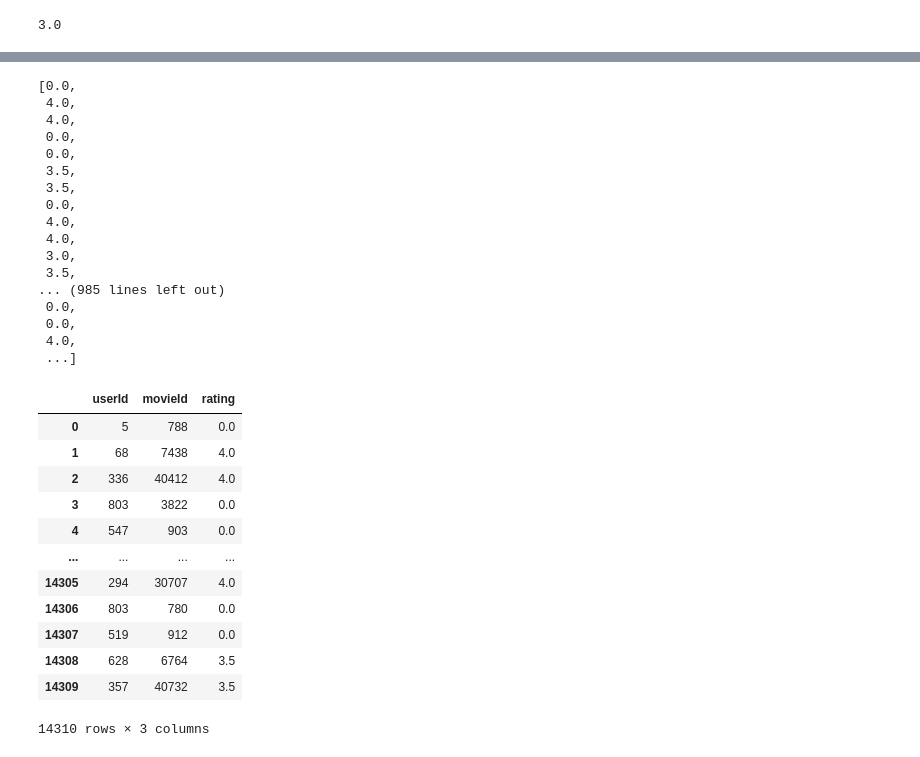
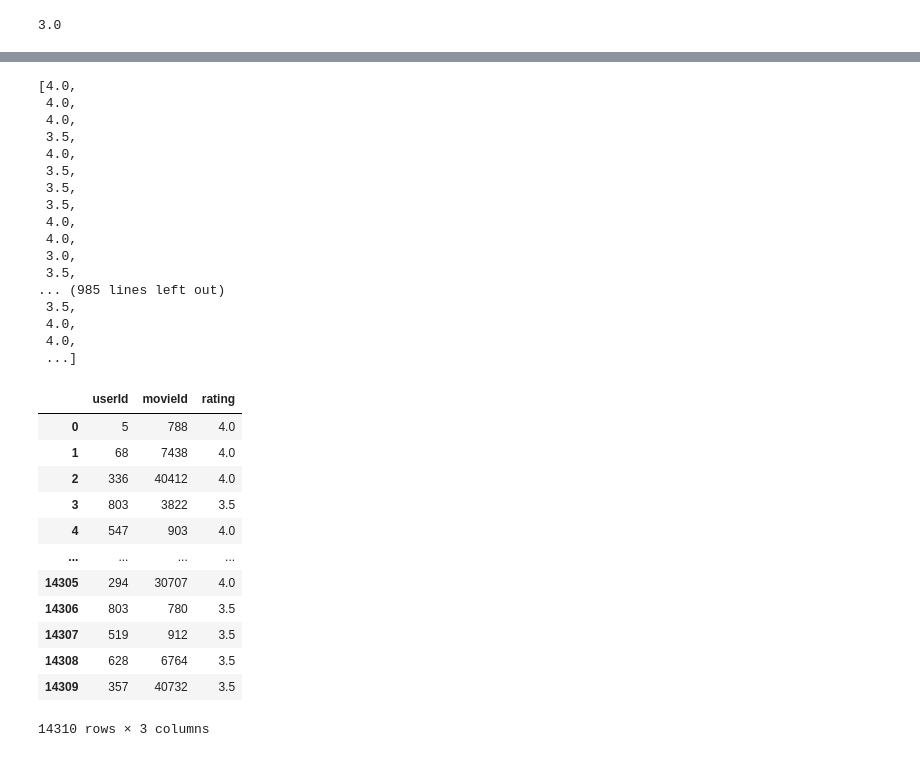
Before and after one commit to mattymill33/unsupervised_predict, a Jupyter notebook: matthew-mill-unsup-predict-1.ipynb, the cells around one changed output, grey strips where cells are left out. Drawn from its saved outputs; the diff is of its cells as text; code cells hidden in the pictures.

```diff
--- a/matthew-mill-unsup-predict-1.ipynb
+++ b/matthew-mill-unsup-predict-1.ipynb
@@ -496,6 +496,14 @@ def user_movie_rating_prediction(reference_user, reference_movie):
 
         user_rating = round(new_df['similarity_x_rating'].sum() / new_df['user_similarity'].sum() * 2) / 2
 
+        if user_rating == 0:
+
+            #Defining the overall average rating for a reference user from the training dataset
+            avg_rating_per_user = train_df.groupby('userId').mean()
+            avg_user_rating = round(avg_rating_per_user.loc[reference_user,'rating'] * 2) / 2
+
+            return avg_user_rating
+
         return user_rating
 # %%
 user_movie_rating_prediction(21,788)
@@ -516,41 +522,41 @@ for idx in test_df.index:
 # %%
 rating_list
 # %% [output]
-[0.0,
+[4.0,
  4.0,
  4.0,
- 0.0,
- 0.0,
+ 3.5,
+ 4.0,
  3.5,
  3.5,
- 0.0,
+ 3.5,
  4.0,
  4.0,
  3.0,
  3.5,
 ... (985 lines left out)
- 0.0,
- 0.0,
+ 3.5,
+ 4.0,
  4.0,
  ...]
 # %%
-final_submission_df = test_df.copy()
+my_final_submission_df = test_df.copy()
 # %%
-final_submission_df['rating'] = rating_list
+my_final_submission_df['rating'] = rating_list
-# %%
-final_submission_df
-# %% [output]
-|  | userId | movieId | rating |
-| 0 | 5 | 788 | 0.0 |
-| 1 | 68 | 7438 | 4.0 |
-| 2 | 336 | 40412 | 4.0 |
-| 3 | 803 | 3822 | 0.0 |
-| 4 | 547 | 903 | 0.0 |
-| ... | ... | ... | ... |
-| 14305 | 294 | 30707 | 4.0 |
-| 14306 | 803 | 780 | 0.0 |
-| 14307 | 519 | 912 | 0.0 |
-| 14308 | 628 | 6764 | 3.5 |
-| 14309 | 357 | 40732 | 3.5 |
-14310 rows × 3 columns
+# %%
+my_final_submission_df
+# %% [output]
+|  | userId | movieId | rating |
+| 0 | 5 | 788 | 4.0 |
+| 1 | 68 | 7438 | 4.0 |
+| 2 | 336 | 40412 | 4.0 |
+| 3 | 803 | 3822 | 3.5 |
+| 4 | 547 | 903 | 4.0 |
+| ... | ... | ... | ... |
+| 14305 | 294 | 30707 | 4.0 |
+| 14306 | 803 | 780 | 3.5 |
+| 14307 | 519 | 912 | 3.5 |
+| 14308 | 628 | 6764 | 3.5 |
+| 14309 | 357 | 40732 | 3.5 |
+14310 rows × 3 columns
 # %%
```
Also changed, not shown: parts of 5 cells of this notebook.
